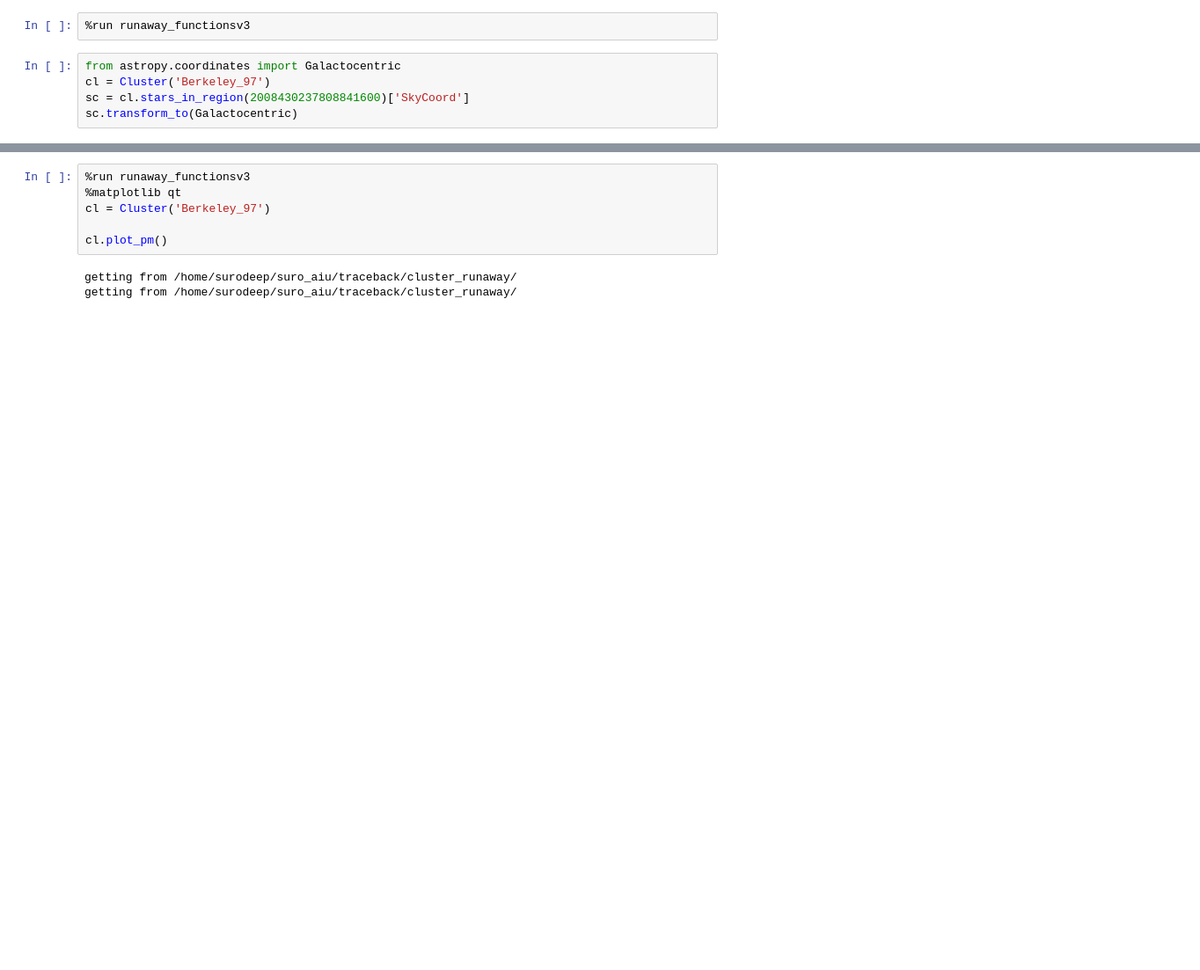
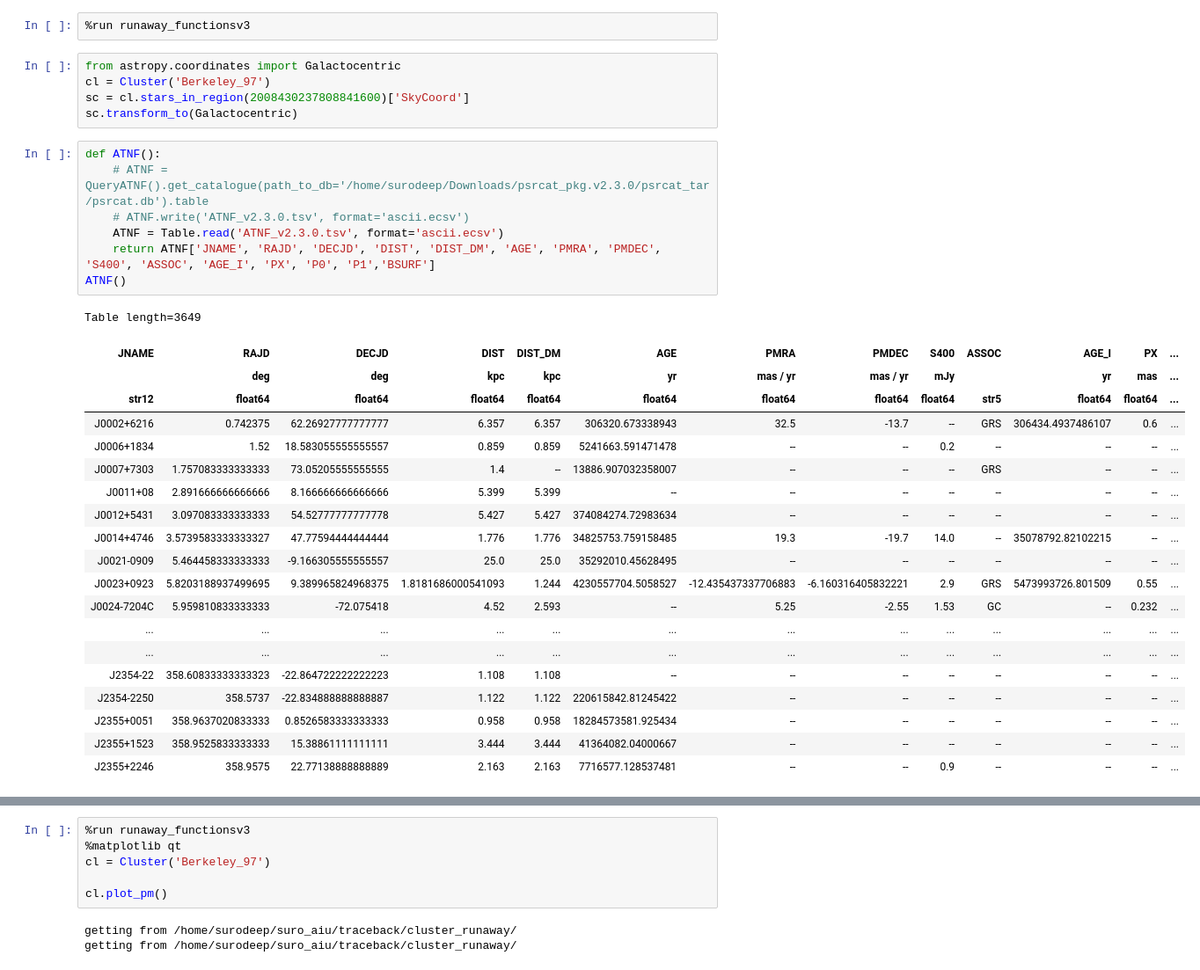
Before and after one commit to surodeep26/Runaway-Stars, a Jupyter notebook: v16.ipynb, the cells around one changed output, grey strips where cells are left out. Shown at 88% size. Cells and saved outputs as stored; diff of their text form; blank space fills up the shorter version.

Commit message:
latest ATNF

```diff
--- a/v16.ipynb
+++ b/v16.ipynb
@@ -5,3 +5,31 @@ from astropy.coordinates import Galactocentric
 cl = Cluster('Berkeley_97')
 sc = cl.stars_in_region(2008430237808841600)['SkyCoord']
 sc.transform_to(Galactocentric)
+# %%
+def ATNF():
+    # ATNF = QueryATNF().get_catalogue(path_to_db='/home/surodeep/Downloads/psrcat_pkg.v2.3.0/psrcat_tar/psrcat.db').table
+    # ATNF.write('ATNF_v2.3.0.tsv', format='ascii.ecsv')
+    ATNF = Table.read('ATNF_v2.3.0.tsv', format='ascii.ecsv')
+    return ATNF['JNAME', 'RAJD', 'DECJD', 'DIST', 'DIST_DM', 'AGE', 'PMRA', 'PMDEC', 'S400', 'ASSOC', 'AGE_I', 'PX', 'P0', 'P1','BSURF']
+ATNF()
+# %% [output]
+Table length=3649
+| JNAME | RAJD | DECJD | DIST | DIST_DM | AGE | PMRA | PMDEC | S400 | ASSOC | AGE_I | PX | ... |
+|  | deg | deg | kpc | kpc | yr | mas / yr | mas / yr | mJy |  | yr | mas | ... |
+| str12 | float64 | float64 | float64 | float64 | float64 | float64 | float64 | float64 | str5 | float64 | float64 | ... |
+| J0002+6216 | 0.742375 | 62.26927777777777 | 6.357 | 6.357 | 306320.673338943 | 32.5 | -13.7 | -- | GRS | 306434.4937486107 | 0.6 | ... |
+| J0006+1834 | 1.52 | 18.583055555555557 | 0.859 | 0.859 | 5241663.591471478 | -- | -- | 0.2 | -- | -- | -- | ... |
+| J0007+7303 | 1.757083333333333 | 73.05205555555555 | 1.4 | -- | 13886.907032358007 | -- | -- | -- | GRS | -- | -- | ... |
+| J0011+08 | 2.891666666666666 | 8.166666666666666 | 5.399 | 5.399 | -- | -- | -- | -- | -- | -- | -- | ... |
+| J0012+5431 | 3.097083333333333 | 54.52777777777778 | 5.427 | 5.427 | 374084274.72983634 | -- | -- | -- | -- | -- | -- | ... |
+| J0014+4746 | 3.5739583333333327 | 47.77594444444444 | 1.776 | 1.776 | 34825753.759158485 | 19.3 | -19.7 | 14.0 | -- | 35078792.82102215 | -- | ... |
+| J0021-0909 | 5.464458333333333 | -9.166305555555557 | 25.0 | 25.0 | 35292010.45628495 | -- | -- | -- | -- | -- | -- | ... |
+| J0023+0923 | 5.8203188937499695 | 9.389965824968375 | 1.8181686000541093 | 1.244 | 4230557704.5058527 | -12.435437337706883 | -6.160316405832221 | 2.9 | GRS | 5473993726.801509 | 0.55 | ... |
+| J0024-7204C | 5.959810833333333 | -72.075418 | 4.52 | 2.593 | -- | 5.25 | -2.55 | 1.53 | GC | -- | 0.232 | ... |
+| ... | ... | ... | ... | ... | ... | ... | ... | ... | ... | ... | ... | ... |
+| ... | ... | ... | ... | ... | ... | ... | ... | ... | ... | ... | ... | ... |
+| J2354-22 | 358.60833333333323 | -22.864722222222223 | 1.108 | 1.108 | -- | -- | -- | -- | -- | -- | -- | ... |
+| J2354-2250 | 358.5737 | -22.834888888888887 | 1.122 | 1.122 | 220615842.81245422 | -- | -- | -- | -- | -- | -- | ... |
+| J2355+0051 | 358.9637020833333 | 0.8526583333333333 | 0.958 | 0.958 | 18284573581.925434 | -- | -- | -- | -- | -- | -- | ... |
+| J2355+1523 | 358.9525833333333 | 15.38861111111111 | 3.444 | 3.444 | 41364082.04000667 | -- | -- | -- | -- | -- | -- | ... |
+| J2355+2246 | 358.9575 | 22.77138888888889 | 2.163 | 2.163 | 7716577.128537481 | -- | -- | 0.9 | -- | -- | -- | ... |
```
Also changed, not shown: parts of 6 cells of this notebook, 2 other files.
